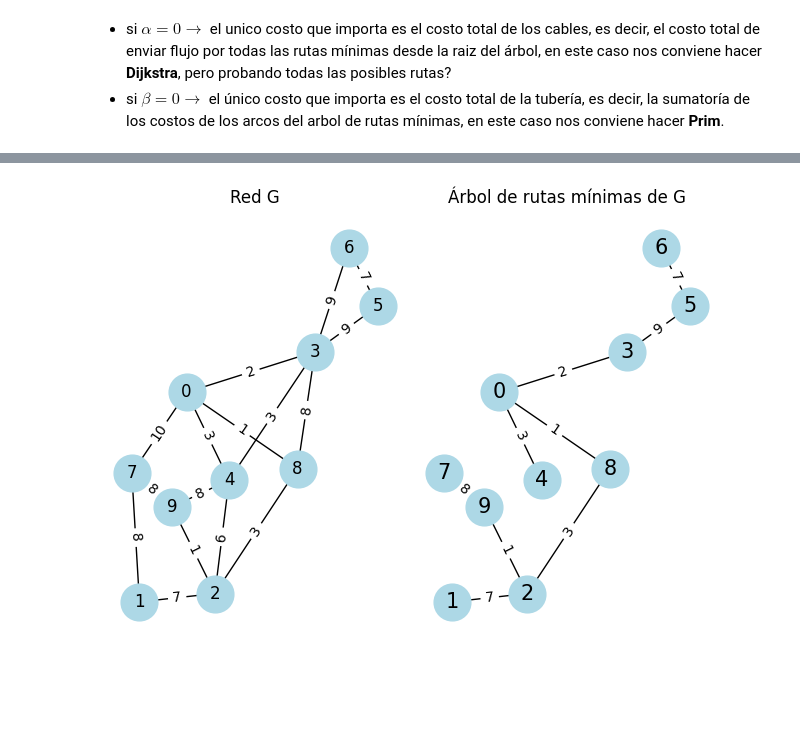
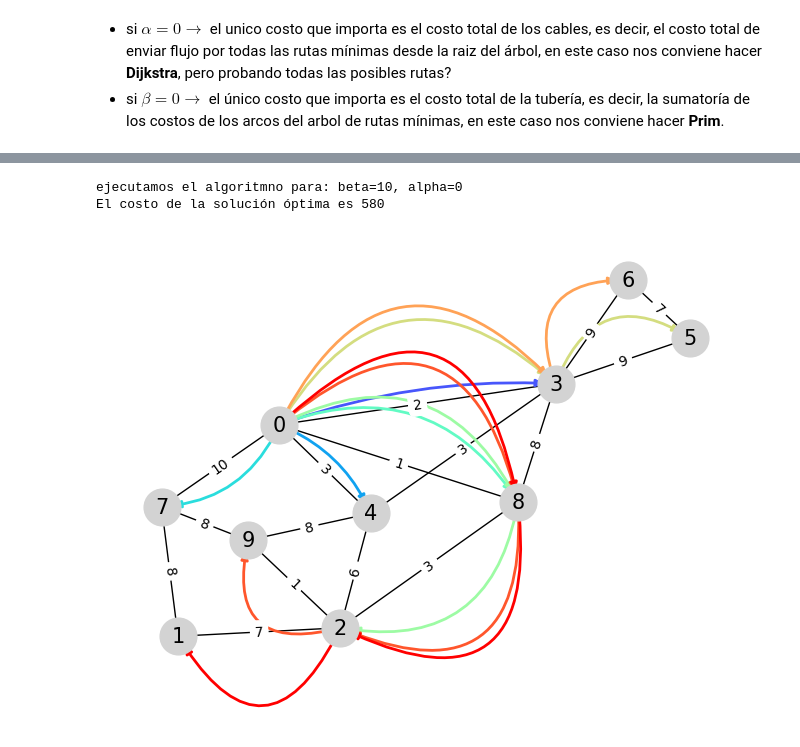
Before and after one commit to bwertheim1/tareas_flujo, a Jupyter notebook: T3/t3.ipynb, the cells around one changed output, grey strips where cells are left out. Saved outputs shown, nothing was run; the diff lists cells and outputs as text; code cells hidden in the pictures; blank space fills up the shorter version.

```diff
--- a/T3/t3.ipynb
+++ b/T3/t3.ipynb
@@ -43,7 +43,7 @@ def alpha_dist_0(alpha, G):
     print(f'El costo de la solución óptima es {AMEM_G_costos*alpha}')
     return AMEM_G
 
-def beta_dist_0(beta, G):
+def beta_dist_0(beta, G) -> list:
     # Calculamos todos los caminos más cortos entre pares de nodos usando los pesos
     costos = []
 
@@ -54,11 +54,15 @@ def beta_dist_0(beta, G):
 
     for source, costs in RM_all_pairs_costo.items():
         costos.append(sum(costs.values()))
-    costo_min= costos.index(min(costos))
-    ruta_optima = RM_all_pairs_costo[costo_min].values()
+
+    costo_min_index = costos.index(min(costos))              # NODO DEL DICCIONARIO DE RUTAS OPTIMA DE DIJKSTRA QUE TIENE MENOR COSTO TOTAL
+    costo_min = sum(RM_all_pairs_costo[costo_min_index].values())
+
+    ruta_optima = RM_all_pairs_costo[costo_min_index]
 
     print(f'El costo de la solución óptima es {costo_min*beta}')
-    return ruta_optima
+
+    return RM_all_pairs[costo_min_index]
 # %%
 def elegir_algoritmo(alpha: int, beta: int, G: nx.Graph) -> nx.Graph:
     if type(alpha) is int and type(alpha) is int:
@@ -104,26 +131,44 @@ dict_values
 # %%
-# Minimum spanning tree = AMEM
-AMEM_G = nx.minimum_spanning_tree(G, algorithm='prim', weight='weight')
-AMEM_G_costos = sum(d['weight'] for u, v, d in AMEM_G.edges(data=True))
+def graficar_beta_0(sol: nx.Graph):
+    # Minimum spanning tree = AMEM
+    sol = nx.minimum_spanning_tree(G, algorithm='prim', weight='weight')
 
-# Dibujamos el grafo
-plt.subplots(1,2)
+    # Dibujamos el grafo
+    plt.subplots(1,2)
 
-    # GRAFO ORIGINAL
-plt.subplot(1,2,1)
-pos = nx.spring_layout(G, seed = 1)
-nx.draw(G, pos, with_labels=True, node_color='lightblue', node_size=700)
-edge_labels = nx.get_edge_attributes(G, 'weight')
-nx.draw_networkx_edge_labels(G, pos, edge_labels=edge_labels)
-plt.title('Red G')
+        # GRAFO ORIGINAL
+    plt.subplot(1,2,1)
+    pos = nx.spring_layout(G, seed = 1)
+    nx.draw(G, pos, with_labels=True, node_color='lightblue', node_size=700)
+    edge_labels = nx.get_edge_attributes(G, 'weight')
+    nx.draw_networkx_edge_labels(G, pos, edge_labels=edge_labels)
+    plt.title('Red G')
 
-    # ÁRBOL DE RUTAS MÍNIMAS
-plt.subplot(1,2,2)
-nx.draw(AMEM_G, pos, with_labels=True, node_color='lightblue', node_size=700, font_size=15)
-nx.draw_networkx_edge_labels(AMEM_G, pos, edge_labels={(u, v): d['weight'] for u, v, d in AMEM_G.edges(data=True)})
-plt.title('Árbol de rutas mínimas de G')
+        # ÁRBOL DE RUTAS MÍNIMAS
 
-plt.tight_layout()
-plt.show()
+    plt.subplot(1,2,2)
+
+    nx.draw(sol, pos, with_labels=True, node_color='lightblue', node_size=700, font_size=15)
+    nx.draw_networkx_edge_labels(sol, pos, edge_labels={(u, v): d['weight'] for u, v, d in sol.edges(data=True)})
+    plt.title('Árbol de rutas mínimas de G')
+
+    plt.tight_layout()
+    plt.show()
-# %% [output]
-[figure, removed]
+# %%
+alpha = 0
+beta = 10
+
+sol = elegir_algoritmo(alpha, beta, G)
+
+if alpha==0 and beta!=0:
+    graficar_alpha_0(sol)
+
+elif alpha!=0 and beta==0:
+    graficar_beta_0(sol)
+
+else:
+    print('solucion de la parte 2')
+# %% [output]
+ejecutamos el algoritmno para: beta=10, alpha=0
+El costo de la solución óptima es 580
+[figure, added]
```
Also changed, not shown: parts of 4 cells of this notebook.
